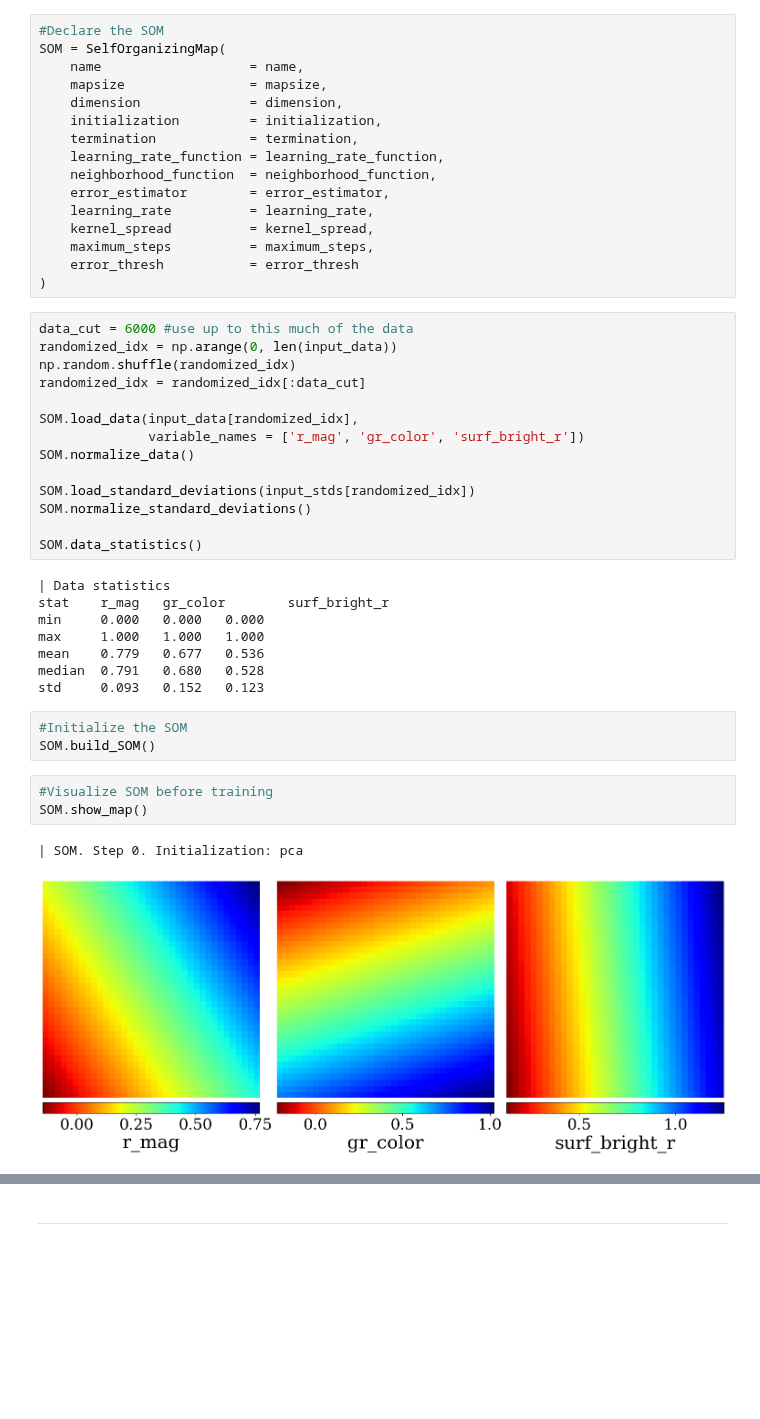
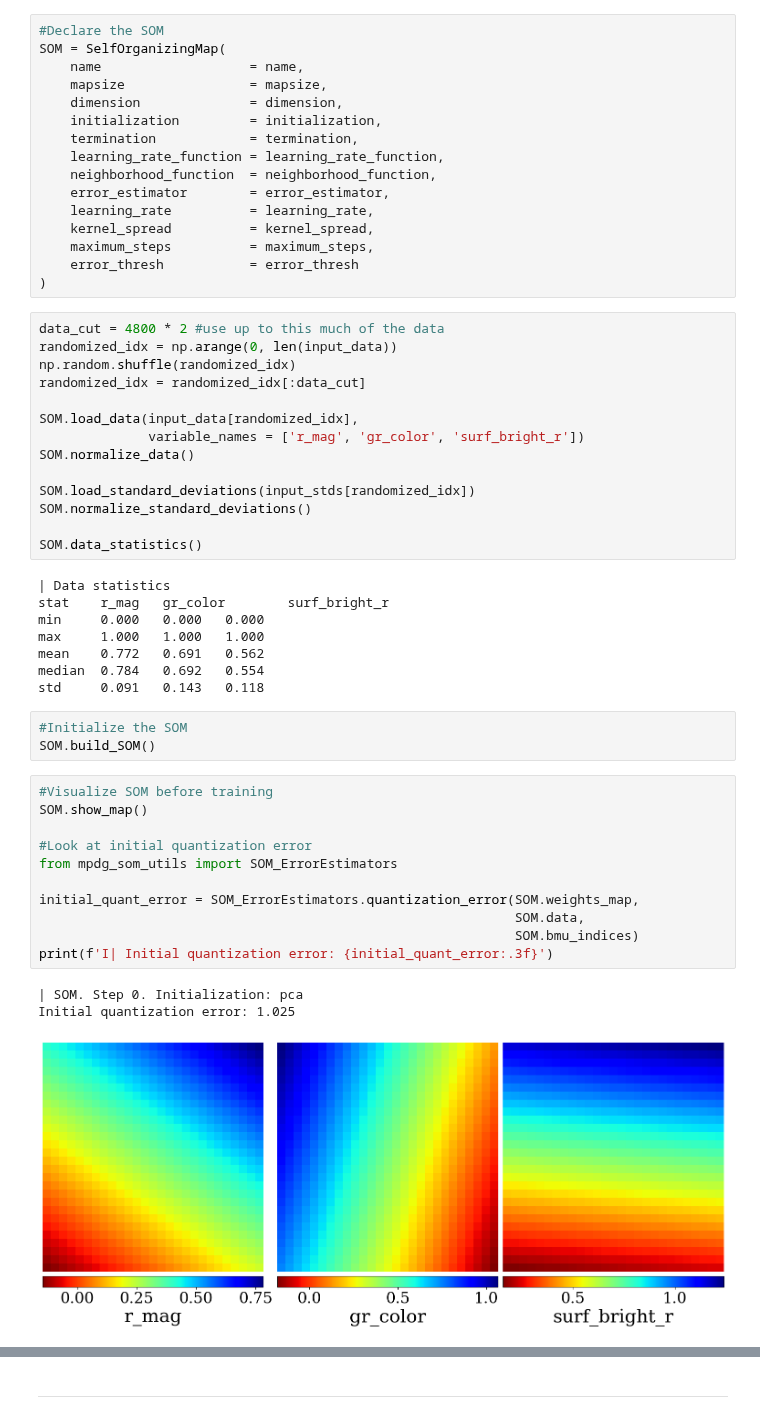
Before and after one commit to lsajkov/strw_mpdg, a Jupyter notebook: mpdg_run_som.ipynb, the cells around one changed output, grey strips where cells are left out. Saved outputs shown, nothing was run; the diff lists cells and outputs as text; blank space fills up the shorter version.

```diff
--- a/mpdg_run_som.ipynb
+++ b/mpdg_run_som.ipynb
@@ -74,7 +74,7 @@ SOM = SelfOrganizingMap(
     error_thresh           = error_thresh
 )
 # %%
-data_cut = 6000 #use up to this much of the data
+data_cut = 4800 * 2 #use up to this much of the data
 randomized_idx = np.arange(0, len(input_data))
 np.random.shuffle(randomized_idx)
 randomized_idx = randomized_idx[:data_cut]
@@ -92,18 +92,27 @@ SOM.data_statistics()
 stat    r_mag   gr_color        surf_bright_r
 min     0.000   0.000   0.000
 max     1.000   1.000   1.000
-mean    0.779   0.677   0.536
-median  0.791   0.680   0.528
-std     0.093   0.152   0.123
+mean    0.772   0.691   0.562
+median  0.784   0.692   0.554
+std     0.091   0.143   0.118
 # %%
 #Initialize the SOM
 SOM.build_SOM()
-# %%
-#Visualize SOM before training
-SOM.show_map()
-# %% [output]
-| SOM. Step 0. Initialization: pca
-[figure, removed]
+# %%
+#Visualize SOM before training
+SOM.show_map()
+
+#Look at initial quantization error
+from mpdg_som_utils import SOM_ErrorEstimators
+
+initial_quant_error = SOM_ErrorEstimators.quantization_error(SOM.weights_map,
+                                                             SOM.data,
+                                                             SOM.bmu_indices)
+print(f'I| Initial quantization error: {initial_quant_error:.3f}')
+# %% [output]
+| SOM. Step 0. Initialization: pca
+Initial quantization error: 1.025
+[figure, added]
 # %%
 #Train the som
 SOM.train()
```
Also changed, not shown: parts of 10 cells of this notebook, 5 other files.
